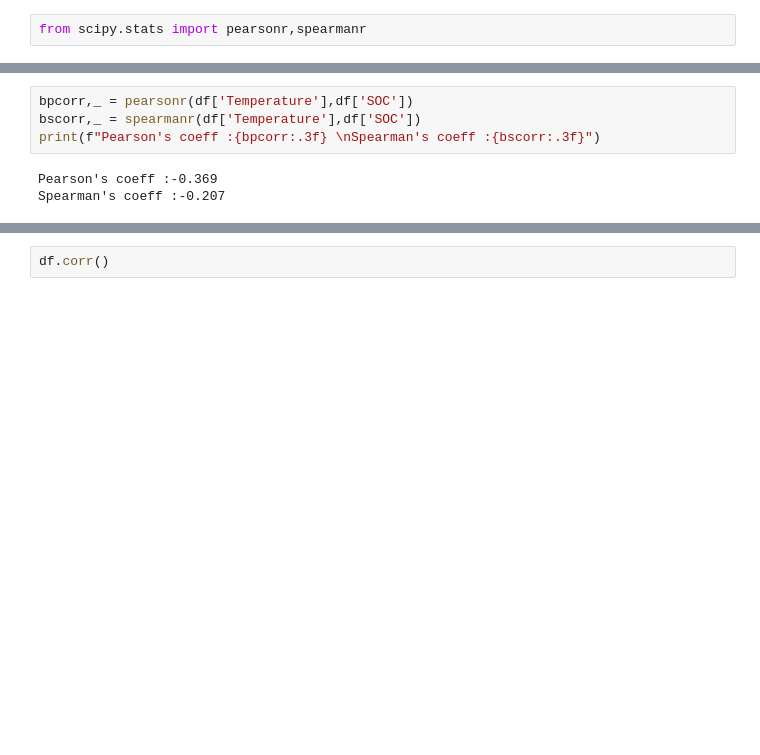
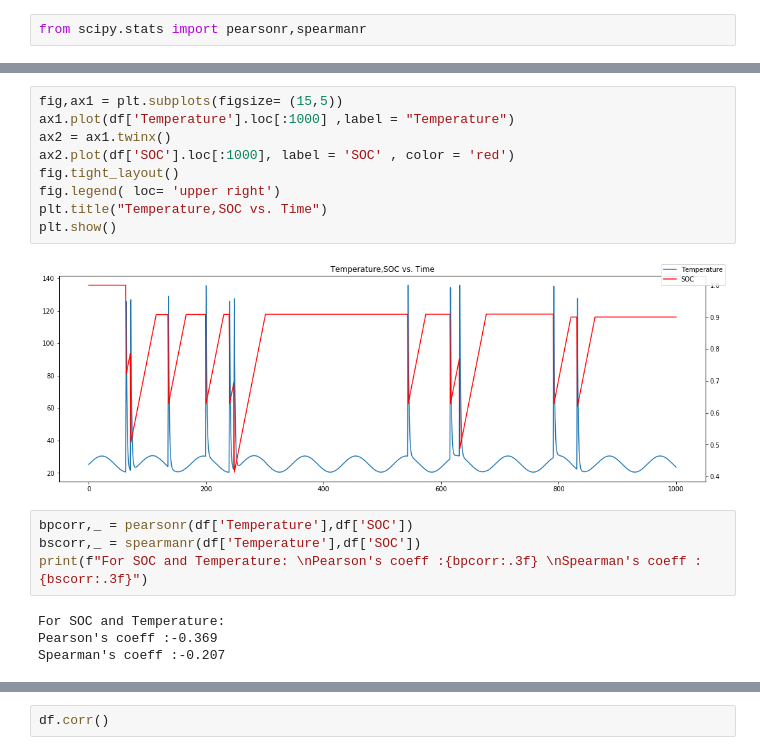
Before and after one commit to Gagan-RA/Data-Analysis, a Jupyter notebook: EDA _Battery/EDA.ipynb, the cells around one changed output, grey strips where cells are left out. Saved outputs shown, nothing was run; the diff lists cells and outputs as text; blank space fills up the shorter version.

```diff
--- a/EDA _Battery/EDA.ipynb
+++ b/EDA _Battery/EDA.ipynb
@@ -129,7 +150,19 @@ Text(0, 0.5, 'Temperature')
+# %%
+fig,ax1 = plt.subplots(figsize= (15,5))
+ax1.plot(df['Temperature'].loc[:1000] ,label = "Temperature")
+ax2 = ax1.twinx()
+ax2.plot(df['SOC'].loc[:1000], label = 'SOC' , color = 'red')
+fig.tight_layout()
+fig.legend( loc= 'upper right')
+plt.title("Temperature,SOC vs. Time")
+plt.show()
+# %% [output]
+[figure, added]
 # %%
 bpcorr,_ = pearsonr(df['Temperature'],df['SOC'])
 bscorr,_ = spearmanr(df['Temperature'],df['SOC'])
-print(f"Pearson's coeff :{bpcorr:.3f} \nSpearman's coeff :{bscorr:.3f}")
+print(f"For SOC and Temperature: \nPearson's coeff :{bpcorr:.3f} \nSpearman's coeff :{bscorr:.3f}")
 # %% [output]
+For SOC and Temperature:
 Pearson's coeff :-0.369
 Spearman's coeff :-0.207
```
Also changed, not shown: parts of 15 cells of this notebook.
